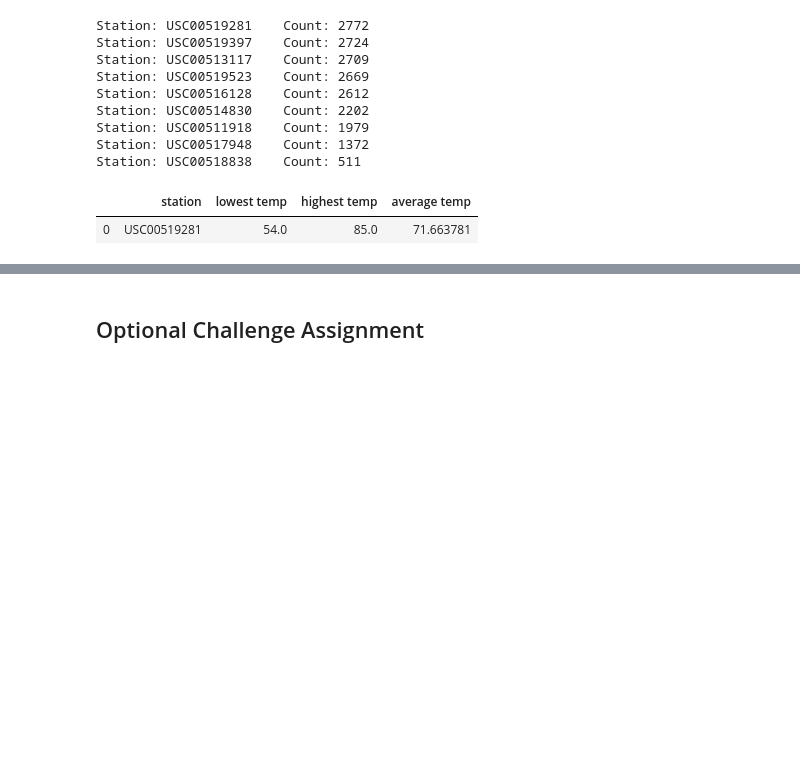
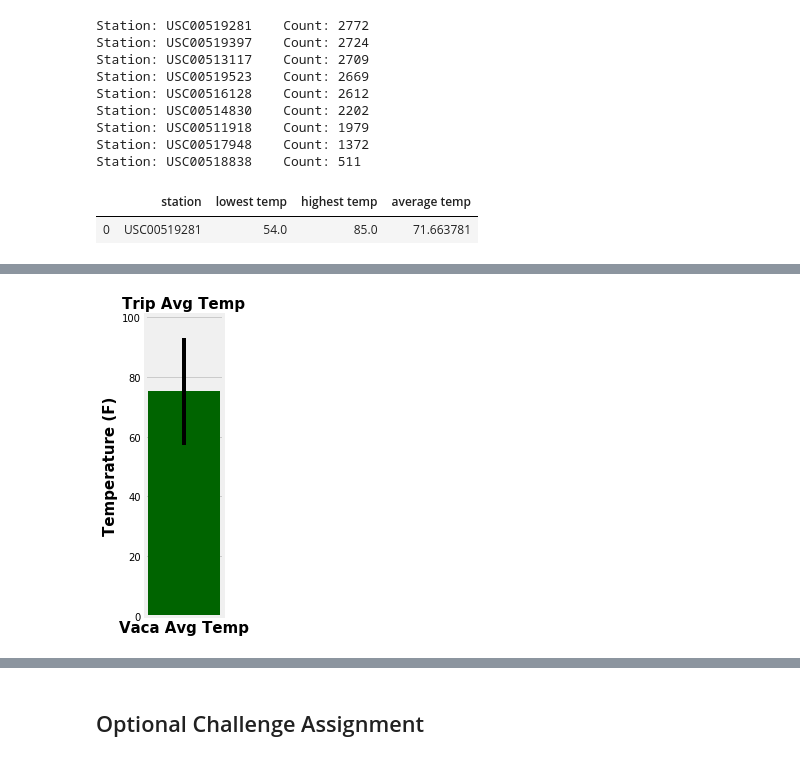
Before and after one commit to Davis1776/2020-02-sqlalchemy-challenge, a Jupyter notebook: climate_MRD.ipynb, the cells around one changed output, grey strips where cells are left out. Saved outputs shown, nothing was run; the diff lists cells and outputs as text; code cells hidden in the pictures; blank space fills up the shorter version.

```diff
--- a/climate_MRD.ipynb
+++ b/climate_MRD.ipynb
@@ -182,4 +232,16 @@ print(calc_temps('2012-02-28', '2012-03-05'))
 # Use "Trip Avg Temp" as your Title
 # Use the average temperature for the y value
 # Use the peak-to-peak (tmax-tmin) value as the y error bar (yerr)
+yerr = TMAX - TMIN
+
+plt.figure(figsize=(2,5))
+plt.bar(1, calcavg, yerr=yerr, width=1, color="darkgreen")
+plt.title("Trip Avg Temp", fontsize=15, weight="bold")
+plt.ylim(0,101)
+plt.xlabel("Vaca Avg Temp", fontsize=15, weight="bold")
+plt.ylabel("Temperature (F)", fontsize=15, weight="bold")
+plt.xticks([])
+plt.tight_layout()
+plt.savefig("Trip_Avg_Temp.png")
+plt.show()
 # %% [output]
@@ -188,3 +248,4 @@ print(calc_temps('2012-02-28', '2012-03-05'))
+[figure, added]
 # %%
 # Calculate the total amount of rainfall per weather station for your trip dates using the previous year's matching dates.
 # Sort this in descending order by precipitation amount and list the station, name, latitude, longitude, and elevation
```
Also changed, not shown: parts of 9 cells of this notebook, 3 other files.
